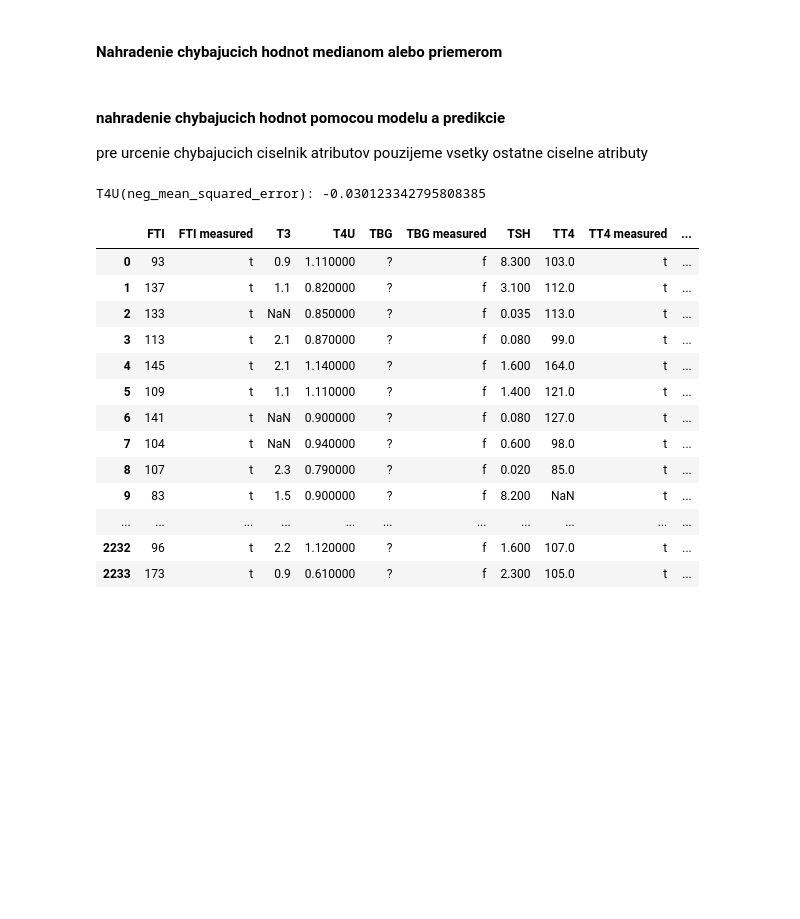
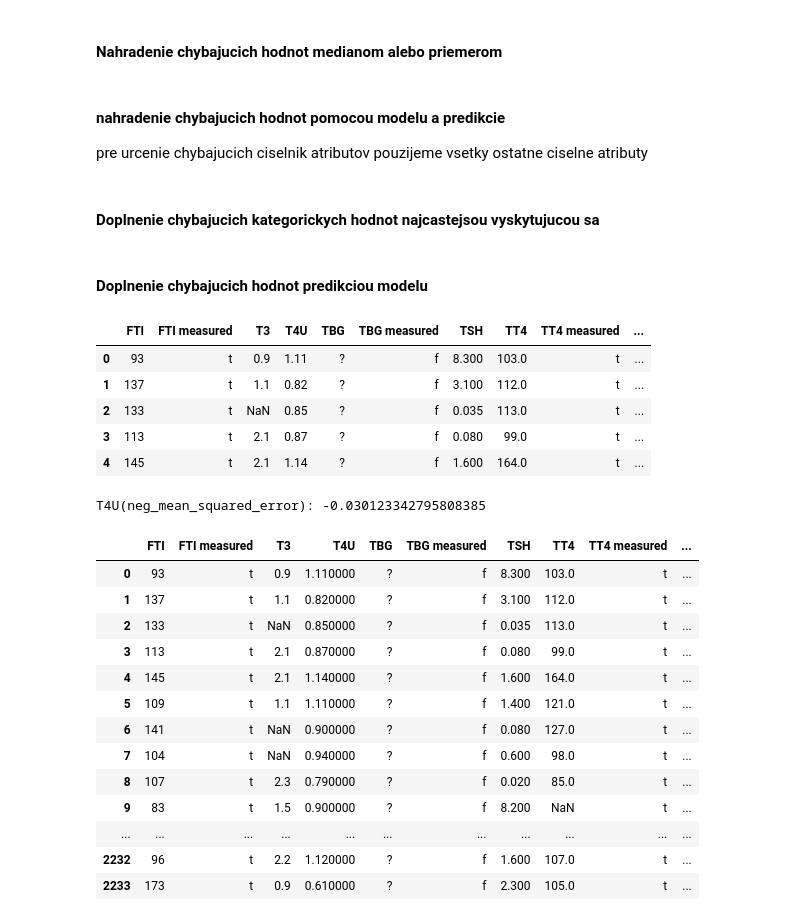
Before and after one commit to Pomichal/pr1_IAU, a Jupyter notebook: Preprocessing.ipynb, the cells around one changed output. Drawn from its saved outputs; the diff is of its cells as text; code cells hidden in the pictures; blank space fills up the shorter version.

Commit message:
model for categorical attributes

```diff
--- a/Preprocessing.ipynb
+++ b/Preprocessing.ipynb
@@ -397,3 +399,5 @@ class ReplaceNanWithModel(TransformerMixin):
     def selectColumns(self,df):
         numerics = ['int16', 'int32', 'int64', 'float16', 'float32', 'float64']
         return df.select_dtypes(include=numerics)
+# %% [markdown]
+#### Doplnenie chybajucich kategorickych hodnot najcastejsou vyskytujucou sa
@@ -399,0 +421,2 @@ class ReplaceNanWithModel(TransformerMixin):
+# %% [markdown]
+#### Doplnenie chybajucich hodnot predikciou modelu
@@ -399,0 +436,9 @@ class ReplaceNanWithModel(TransformerMixin):
+# %%
+result_train.head()
+# %% [output]
+|  | FTI | FTI measured | T3 | T4U | TBG | TBG measured | TSH | TT4 | TT4 measured | ... |
+| 0 | 93 | t | 0.9 | 1.11 | ? | f | 8.300 | 103.0 | t | ... |
+| 1 | 137 | t | 1.1 | 0.82 | ? | f | 3.100 | 112.0 | t | ... |
+| 2 | 133 | t | NaN | 0.85 | ? | f | 0.035 | 113.0 | t | ... |
+| 3 | 113 | t | 2.1 | 0.87 | ? | f | 0.080 | 99.0 | t | ... |
+| 4 | 145 | t | 2.1 | 1.14 | ? | f | 1.600 | 164.0 | t | ... |
```
Also changed, not shown: parts of 10 cells of this notebook.
